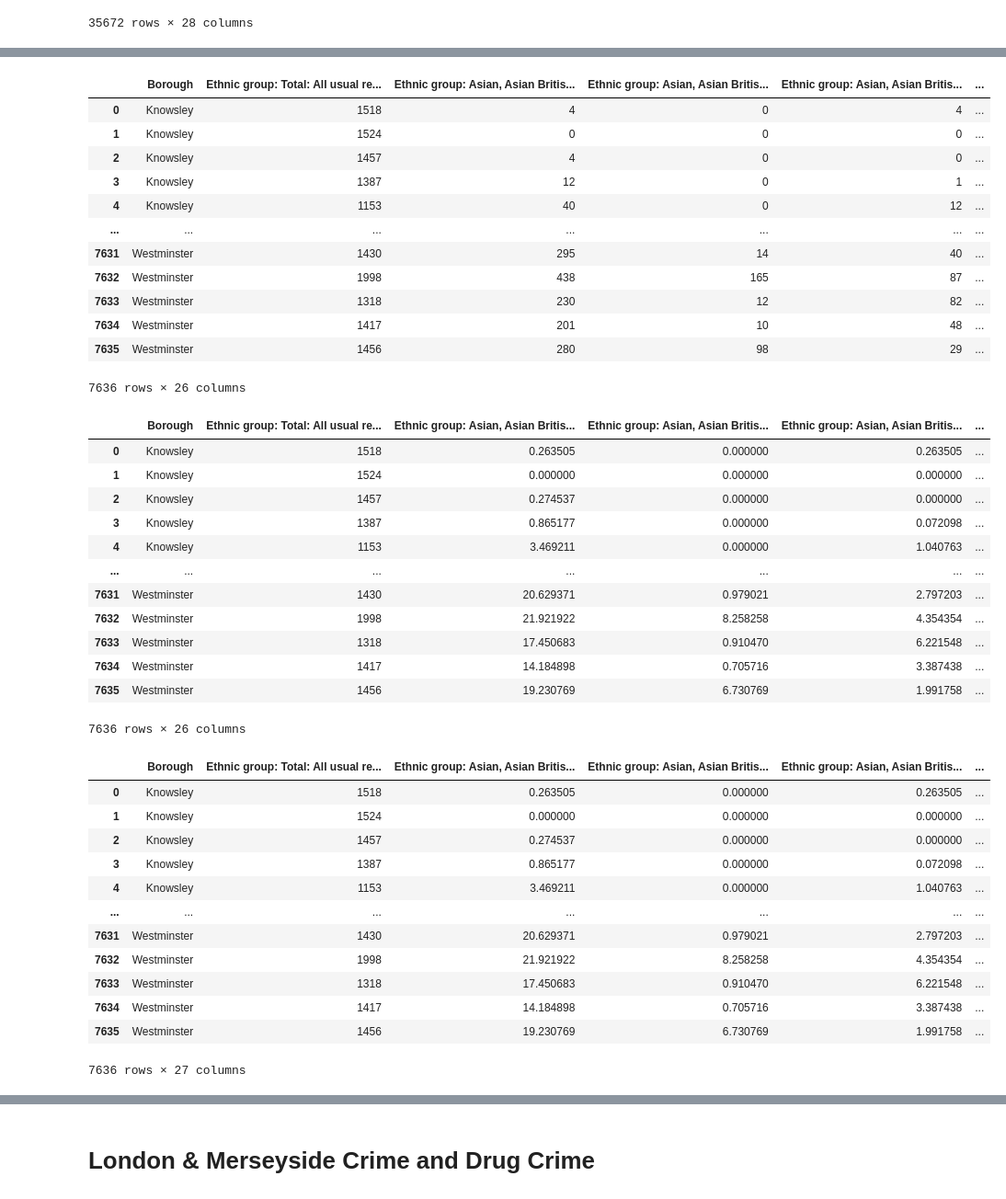
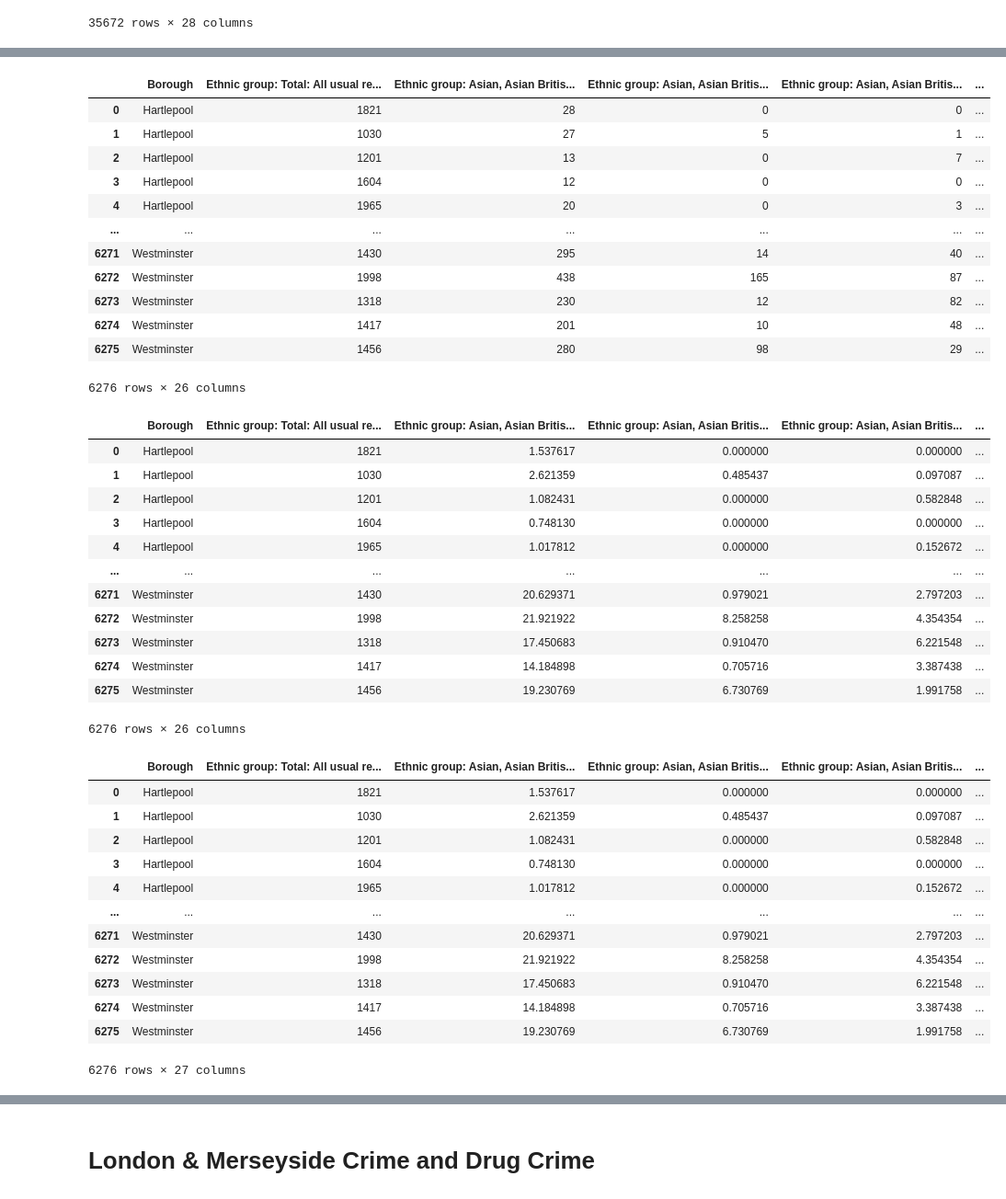
Before and after one commit to KofiBartonByfield/Dissertation, a Jupyter notebook: Code/Data Collection/pre_analysis.ipynb, the cells around one changed output, grey strips where cells are left out. Shown at 92% size. Drawn from its saved outputs; the diff is of its cells as text; code cells hidden in the pictures.

```diff
--- a/Code/Data Collection/pre_analysis.ipynb
+++ b/Code/Data Collection/pre_analysis.ipynb
@@ -312,8 +731,11 @@ boroughs = [
     "Merton", "Newham", "Redbridge", "Richmond upon Thames", "Southwark",
     "Sutton", "Tower Hamlets", "Waltham Forest", "Wandsworth", "Westminster",
     "City of London" ,
+
     'Liverpool', 'Wirral', 'Sefton', 'Knowsley', 'St. Helens',
-    'Birmingham', 'Coventry', 'Dudley', 'Sandwell', 'Solihull', 'Walsall', 'Wolverhampton'
+
+    # 'Birmingham', 'Coventry', 'Dudley', 'Sandwell', 'Solihull', 'Walsall', 'Wolverhampton'
+    'Hartlepool', 'Redcar and Cleveland', 'Stockton-on-Tees',  'Middlesbrough'
 
 ]
 
@@ -377,18 +799,18 @@ ethnicity_data.drop(columns={'LSOA code','date', 'geography', 'geography code'},
 ethnicity_data
 # %% [output]
 |  | Borough | Ethnic group: Total: All usual re... | Ethnic group: Asian, Asian Britis... | Ethnic group: Asian, Asian Britis... | Ethnic group: Asian, Asian Britis... | ... |
-| 0 | Knowsley | 1518 | 4 | 0 | 4 | ... |
-| 1 | Knowsley | 1524 | 0 | 0 | 0 | ... |
-| 2 | Knowsley | 1457 | 4 | 0 | 0 | ... |
-| 3 | Knowsley | 1387 | 12 | 0 | 1 | ... |
-| 4 | Knowsley | 1153 | 40 | 0 | 12 | ... |
+| 0 | Hartlepool | 1821 | 28 | 0 | 0 | ... |
+| 1 | Hartlepool | 1030 | 27 | 5 | 1 | ... |
+| 2 | Hartlepool | 1201 | 13 | 0 | 7 | ... |
+| 3 | Hartlepool | 1604 | 12 | 0 | 0 | ... |
+| 4 | Hartlepool | 1965 | 20 | 0 | 3 | ... |
 | ... | ... | ... | ... | ... | ... | ... |
-| 7631 | Westminster | 1430 | 295 | 14 | 40 | ... |
-| 7632 | Westminster | 1998 | 438 | 165 | 87 | ... |
-| 7633 | Westminster | 1318 | 230 | 12 | 82 | ... |
-| 7634 | Westminster | 1417 | 201 | 10 | 48 | ... |
-| 7635 | Westminster | 1456 | 280 | 98 | 29 | ... |
+| 6271 | Westminster | 1430 | 295 | 14 | 40 | ... |
+| 6272 | Westminster | 1998 | 438 | 165 | 87 | ... |
+| 6273 | Westminster | 1318 | 230 | 12 | 82 | ... |
+| 6274 | Westminster | 1417 | 201 | 10 | 48 | ... |
+| 6275 | Westminster | 1456 | 280 | 98 | 29 | ... |
-7636 rows × 26 columns
+6276 rows × 26 columns
 # %%
 
 cols_to_modify = [col for col in ethnicity_data.columns if col not in ['Borough', 'Ethnic group: Total: All usual residents']]
@@ -400,51 +822,54 @@ ethnicity_data[cols_to_modify] = ethnicity_data[cols_to_modify].div(
 ethnicity_data
 # %% [output]
 |  | Borough | Ethnic group: Total: All usual re... | Ethnic group: Asian, Asian Britis... | Ethnic group: Asian, Asian Britis... | Ethnic group: Asian, Asian Britis... | ... |
-| 0 | Knowsley | 1518 | 0.263505 | 0.000000 | 0.263505 | ... |
-| 1 | Knowsley | 1524 | 0.000000 | 0.000000 | 0.000000 | ... |
-| 2 | Knowsley | 1457 | 0.274537 | 0.000000 | 0.000000 | ... |
-| 3 | Knowsley | 1387 | 0.865177 | 0.000000 | 0.072098 | ... |
-| 4 | Knowsley | 1153 | 3.469211 | 0.000000 | 1.040763 | ... |
+| 0 | Hartlepool | 1821 | 1.537617 | 0.000000 | 0.000000 | ... |
+| 1 | Hartlepool | 1030 | 2.621359 | 0.485437 | 0.097087 | ... |
+| 2 | Hartlepool | 1201 | 1.082431 | 0.000000 | 0.582848 | ... |
+| 3 | Hartlepool | 1604 | 0.748130 | 0.000000 | 0.000000 | ... |
+| 4 | Hartlepool | 1965 | 1.017812 | 0.000000 | 0.152672 | ... |
 | ... | ... | ... | ... | ... | ... | ... |
-| 7631 | Westminster | 1430 | 20.629371 | 0.979021 | 2.797203 | ... |
-| 7632 | Westminster | 1998 | 21.921922 | 8.258258 | 4.354354 | ... |
-| 7633 | Westminster | 1318 | 17.450683 | 0.910470 | 6.221548 | ... |
-| 7634 | Westminster | 1417 | 14.184898 | 0.705716 | 3.387438 | ... |
-| 7635 | Westminster | 1456 | 19.230769 | 6.730769 | 1.991758 | ... |
+| 6271 | Westminster | 1430 | 20.629371 | 0.979021 | 2.797203 | ... |
+| 6272 | Westminster | 1998 | 21.921922 | 8.258258 | 4.354354 | ... |
+| 6273 | Westminster | 1318 | 17.450683 | 0.910470 | 6.221548 | ... |
+| 6274 | Westminster | 1417 | 14.184898 | 0.705716 | 3.387438 | ... |
+| 6275 | Westminster | 1456 | 19.230769 | 6.730769 | 1.991758 | ... |
-7636 rows × 26 columns
+6276 rows × 26 columns
 # %%
 # Lists of boroughs
 m_boroughs = ['Liverpool', 'Wirral', 'Sefton', 'Knowsley', 'St. Helens']
 wm_boroughs = ['Birmingham', 'Coventry', 'Dudley', 'Sandwell', 'Solihull', 'Walsall', 'Wolverhampton']
+c_boroughs = ['Hartlepool', 'Redcar and Cleveland', 'Stockton-on-Tees',  'Middlesbrough'
+]
+
 
 # Apply mapping
 def assign_county(borough):
     if borough in m_boroughs:
         return 'Merseyside'
-    elif borough in wm_boroughs:
-        return 'West Midlands'
+    elif borough in c_boroughs:
+        return 'Cleveland'
     else:
         return 'London'  # Default if not explicitly in other two
 
 # Assign to new column
 ethnicity_data['County'] = ethnicity_data['Borough'].apply(assign_county)
 
 # Display updated DataFrame (if in notebook)
 display(ethnicity_data)
 # %% [output]
 |  | Borough | Ethnic group: Total: All usual re... | Ethnic group: Asian, Asian Britis... | Ethnic group: Asian, Asian Britis... | Ethnic group: Asian, Asian Britis... | ... |
-| 0 | Knowsley | 1518 | 0.263505 | 0.000000 | 0.263505 | ... |
-| 1 | Knowsley | 1524 | 0.000000 | 0.000000 | 0.000000 | ... |
-| 2 | Knowsley | 1457 | 0.274537 | 0.000000 | 0.000000 | ... |
-| 3 | Knowsley | 1387 | 0.865177 | 0.000000 | 0.072098 | ... |
-| 4 | Knowsley | 1153 | 3.469211 | 0.000000 | 1.040763 | ... |
+| 0 | Hartlepool | 1821 | 1.537617 | 0.000000 | 0.000000 | ... |
+| 1 | Hartlepool | 1030 | 2.621359 | 0.485437 | 0.097087 | ... |
+| 2 | Hartlepool | 1201 | 1.082431 | 0.000000 | 0.582848 | ... |
+| 3 | Hartlepool | 1604 | 0.748130 | 0.000000 | 0.000000 | ... |
+| 4 | Hartlepool | 1965 | 1.017812 | 0.000000 | 0.152672 | ... |
 | ... | ... | ... | ... | ... | ... | ... |
-| 7631 | Westminster | 1430 | 20.629371 | 0.979021 | 2.797203 | ... |
-| 7632 | Westminster | 1998 | 21.921922 | 8.258258 | 4.354354 | ... |
-| 7633 | Westminster | 1318 | 17.450683 | 0.910470 | 6.221548 | ... |
-| 7634 | Westminster | 1417 | 14.184898 | 0.705716 | 3.387438 | ... |
-| 7635 | Westminster | 1456 | 19.230769 | 6.730769 | 1.991758 | ... |
+| 6271 | Westminster | 1430 | 20.629371 | 0.979021 | 2.797203 | ... |
+| 6272 | Westminster | 1998 | 21.921922 | 8.258258 | 4.354354 | ... |
+| 6273 | Westminster | 1318 | 17.450683 | 0.910470 | 6.221548 | ... |
+| 6274 | Westminster | 1417 | 14.184898 | 0.705716 | 3.387438 | ... |
+| 6275 | Westminster | 1456 | 19.230769 | 6.730769 | 1.991758 | ... |
-7636 rows × 27 columns
+6276 rows × 27 columns
 # %%
 import matplotlib.pyplot as plt
 import seaborn as sns
```
Also changed, not shown: parts of 32 cells of this notebook.
